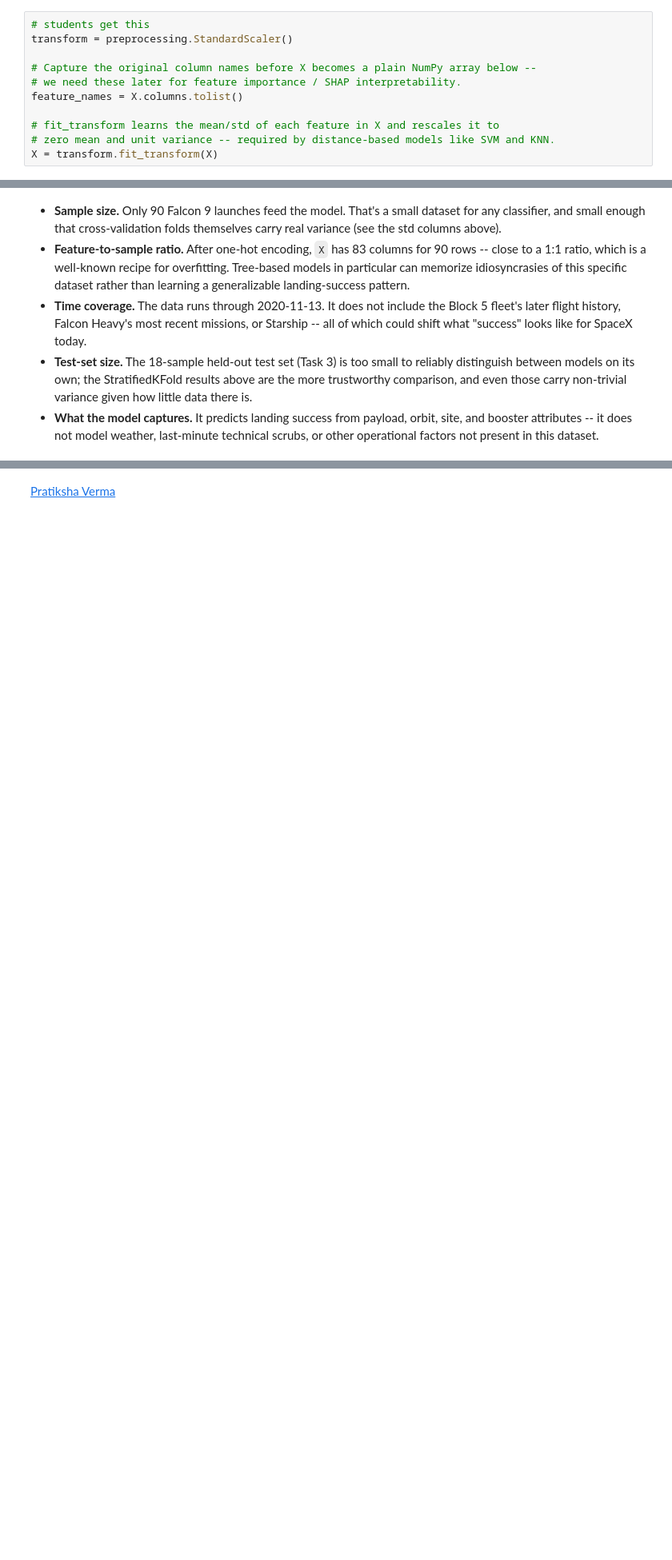
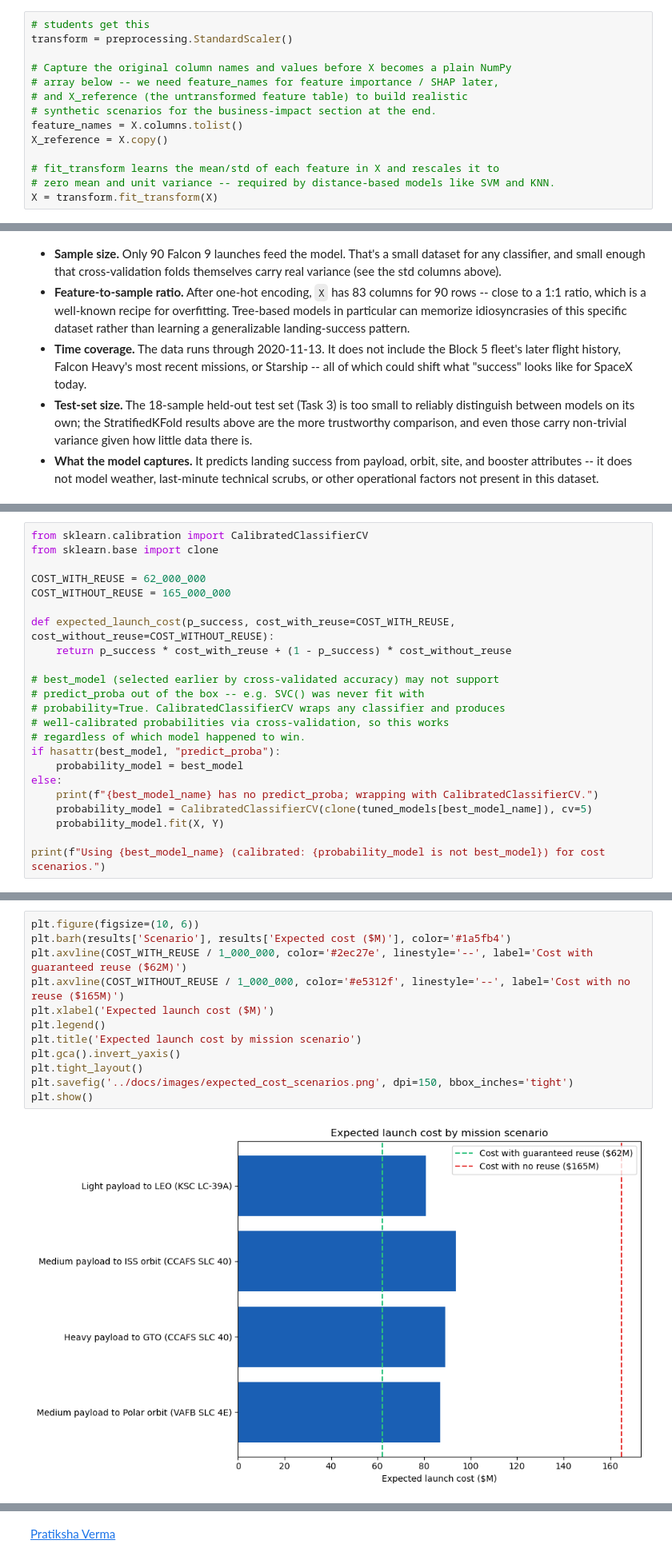
Before and after one commit to AdriaRM96/spacex-falcon9-capstone, a Jupyter notebook: notebooks/07_machine_learning_prediction.ipynb, the cells around one changed output, grey strips where cells are left out. Shown at 80% size. Saved outputs shown, nothing was run; the diff lists cells and outputs as text; blank space fills up the shorter version.

```diff
--- a/notebooks/07_machine_learning_prediction.ipynb
+++ b/notebooks/07_machine_learning_prediction.ipynb
@@ -140,9 +140,12 @@ Standardize the data in <code>X</code> then reassign it to the variable  <code>X
 # students get this
 transform = preprocessing.StandardScaler()
 
-# Capture the original column names before X becomes a plain NumPy array below --
-# we need these later for feature importance / SHAP interpretability.
+# Capture the original column names and values before X becomes a plain NumPy
+# array below -- we need feature_names for feature importance / SHAP later,
+# and X_reference (the untransformed feature table) to build realistic
+# synthetic scenarios for the business-impact section at the end.
 feature_names = X.columns.tolist()
+X_reference = X.copy()
 
 # fit_transform learns the mean/std of each feature in X and rescales it to
 # zero mean and unit variance -- required by distance-based models like SVM and KNN.
@@ -566,0 +592,23 @@ An honest accounting of what this analysis does *not* show:
+# %%
+from sklearn.calibration import CalibratedClassifierCV
+from sklearn.base import clone
+
+COST_WITH_REUSE = 62_000_000
+COST_WITHOUT_REUSE = 165_000_000
+
+def expected_launch_cost(p_success, cost_with_reuse=COST_WITH_REUSE, cost_without_reuse=COST_WITHOUT_REUSE):
+    return p_success * cost_with_reuse + (1 - p_success) * cost_without_reuse
+
+# best_model (selected earlier by cross-validated accuracy) may not support
+# predict_proba out of the box -- e.g. SVC() was never fit with
+# probability=True. CalibratedClassifierCV wraps any classifier and produces
+# well-calibrated probabilities via cross-validation, so this works
+# regardless of which model happened to win.
+if hasattr(best_model, "predict_proba"):
+    probability_model = best_model
+else:
+    print(f"{best_model_name} has no predict_proba; wrapping with CalibratedClassifierCV.")
+    probability_model = CalibratedClassifierCV(clone(tuned_models[best_model_name]), cv=5)
+    probability_model.fit(X, Y)
+
+print(f"Using {best_model_name} (calibrated: {probability_model is not best_model}) for cost scenarios.")
@@ -566,0 +672,14 @@ An honest accounting of what this analysis does *not* show:
+# %%
+plt.figure(figsize=(10, 6))
+plt.barh(results['Scenario'], results['Expected cost ($M)'], color='#1a5fb4')
+plt.axvline(COST_WITH_REUSE / 1_000_000, color='#2ec27e', linestyle='--', label='Cost with guaranteed reuse ($62M)')
+plt.axvline(COST_WITHOUT_REUSE / 1_000_000, color='#e5312f', linestyle='--', label='Cost with no reuse ($165M)')
+plt.xlabel('Expected launch cost ($M)')
+plt.legend()
+plt.title('Expected launch cost by mission scenario')
+plt.gca().invert_yaxis()
+plt.tight_layout()
+plt.savefig('../docs/images/expected_cost_scenarios.png', dpi=150, bbox_inches='tight')
+plt.show()
+# %% [output]
+[figure, added]
```
Also changed, not shown: parts of 5 cells of this notebook, 1 other file.
